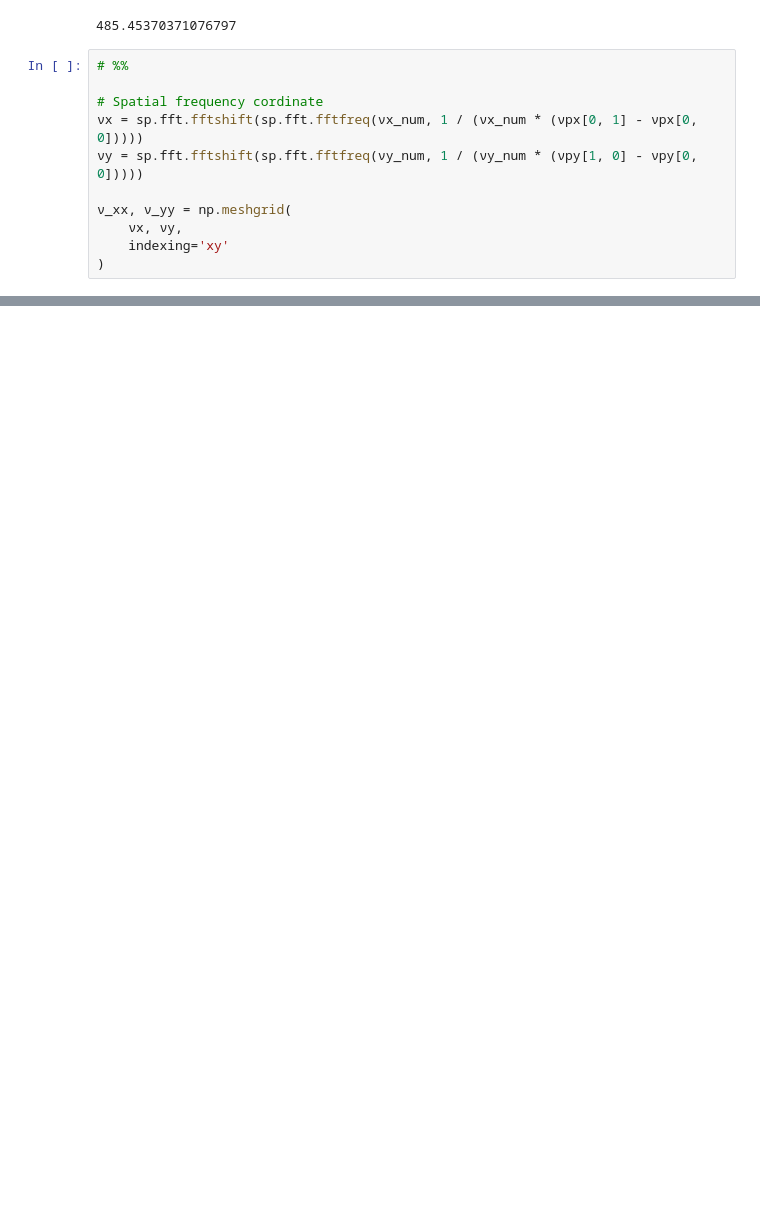
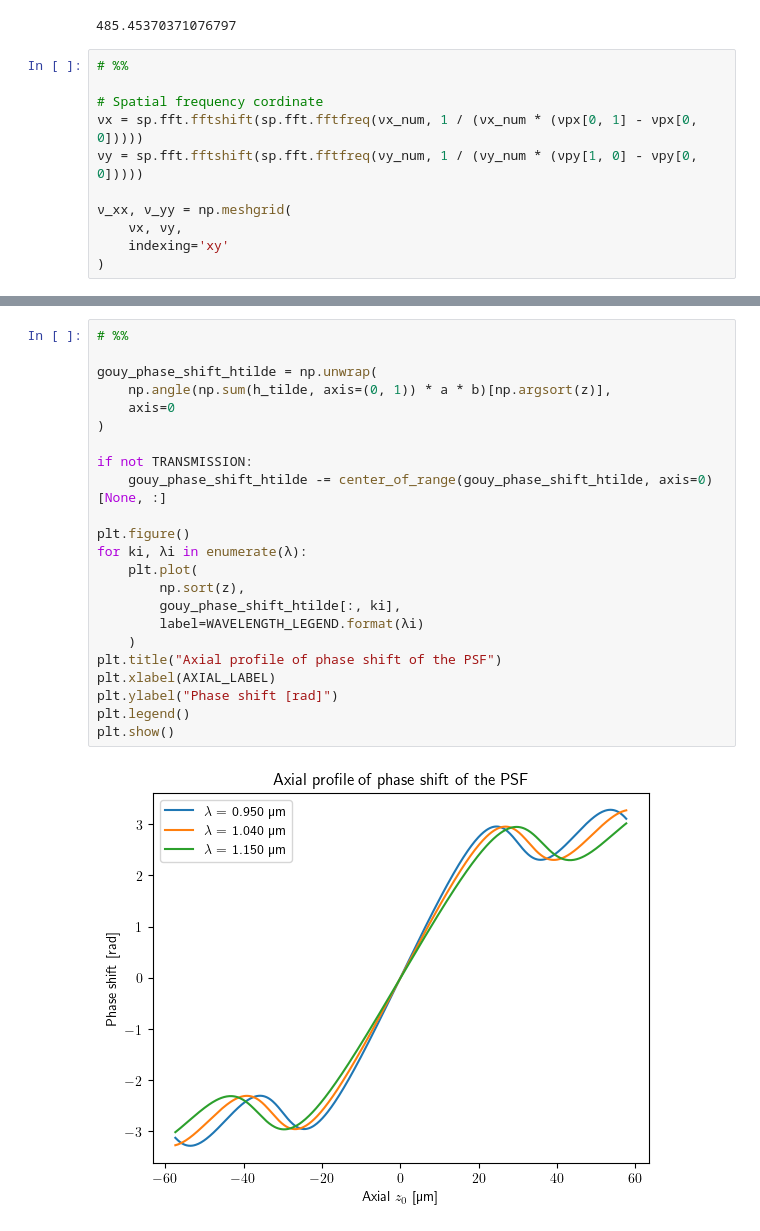
Before and after one commit to ComputationalOpticsGroup/COG-OCTPSF-simulator, a Jupyter notebook: demo_CTF.ipynb, the cells around one changed output, grey strips where cells are left out. Drawn from its saved outputs; the diff is of its cells as text; blank space fills up the shorter version.

```diff
--- a/demo_CTF.ipynb
+++ b/demo_CTF.ipynb
@@ -539,0 +483,25 @@ Text(0.5, 1.0, 'Z-slice PSF\nWavelength: 1.040 nm, $z_0$ = 0.0 µm')
+# %%
+# %%
+
+gouy_phase_shift_htilde = np.unwrap(
+    np.angle(np.sum(h_tilde, axis=(0, 1)) * a * b)[np.argsort(z)],
+    axis=0
+)
+
+if not TRANSMISSION:
+    gouy_phase_shift_htilde -= center_of_range(gouy_phase_shift_htilde, axis=0)[None, :]
+
+plt.figure()
+for ki, λi in enumerate(λ):
+    plt.plot(
+        np.sort(z),
+        gouy_phase_shift_htilde[:, ki],
+        label=WAVELENGTH_LEGEND.format(λi)
+    )
+plt.title("Axial profile of phase shift of the PSF")
+plt.xlabel(AXIAL_LABEL)
+plt.ylabel("Phase shift [rad]")
+plt.legend()
+plt.show()
+# %% [output]
+[figure, added]
```
Also changed, not shown: parts of 55 cells of this notebook, 9 other files.
